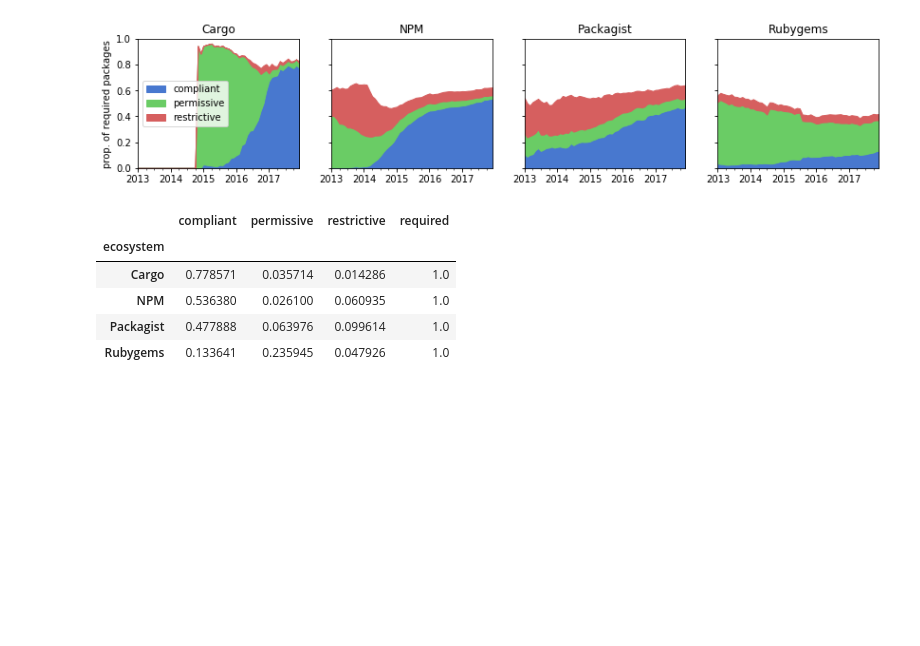
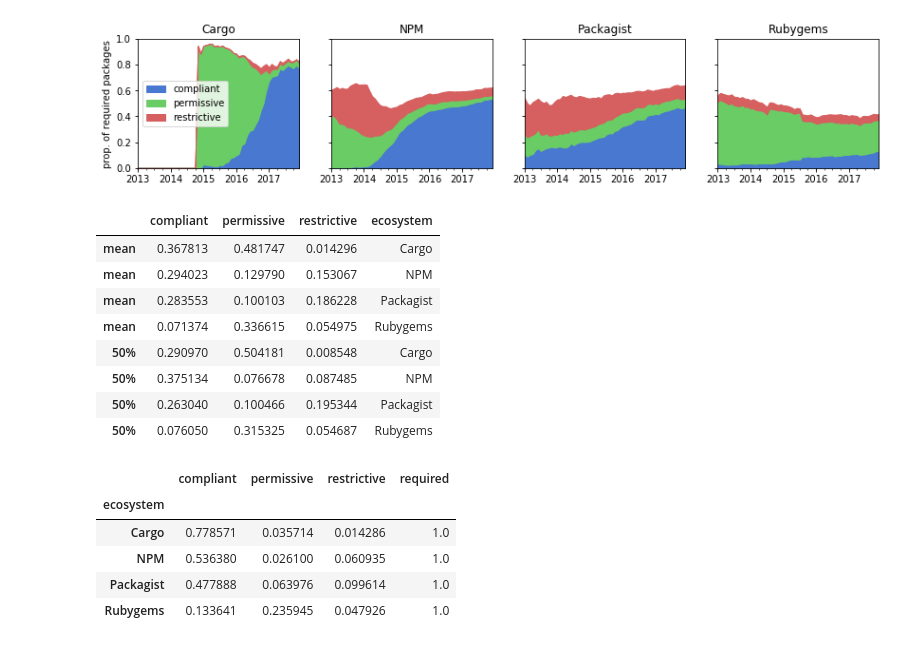
Before and after one commit to AlexandreDecan/secos-constraints, a Jupyter notebook: notebooks/Semver compliance.ipynb, the cells around one changed output. Drawn from its saved outputs; the diff is of its cells as text; code cells hidden in the pictures; blank space fills up the shorter version.

```diff
--- a/notebooks/Semver compliance.ipynb
+++ b/notebooks/Semver compliance.ipynb
@@ -226,5 +226,9 @@ ax.set(
 [figure]
 # %%
 for ecosystem in ECOSYSTEMS:
-    print(ecosystem, data[ecosystem][0].max().values, data[ecosystem][1].max().values)
+    print(
+        ecosystem,
+        data[ecosystem][0][lambda d: d.index <= pandas.to_datetime(DATE_RANGE[1])].max().values,
+        data[ecosystem][1][lambda d: d.index <= pandas.to_datetime(DATE_RANGE[1])].max().values
+    )
 # %% [output]
@@ -712,12 +713,0 @@ Restrict to packages sufficiently updated. We consider the median value as a thr
-# %%
-df_frequently_updated = dict()
-
-for ecosystem in ECOSYSTEMS:
-    df_temp = (
-        df_versions[ecosystem]
-        .sort_values('rank')
-        .drop_duplicates('package', keep='last')
-        [lambda e: e['rank'] > e['rank'].median()]
-    )
-    print(ecosystem, df_temp['rank'].min())
-    df_frequently_updated[ecosystem] = df_temp['package']
@@ -1101,6 +1087,25 @@ axes[0].legend(loc='center left')
 savefig(fig, 'required_specialized_snapshots')
 # %% [output]
 [figure]
+# %%
+pandas.concat([
+    pandas.DataFrame(data[ecosystem])
+    .apply(lambda d: d / d['required'], axis=1)
+    [['compliant', 'permissive', 'restrictive']]
+    .describe()
+    .assign(ecosystem=ecosystem)
+    for ecosystem in ECOSYSTEMS]
+).loc[['mean', '50%']]
+# %% [output]
+|  | compliant | permissive | restrictive | ecosystem |
+| mean | 0.367813 | 0.481747 | 0.014296 | Cargo |
+| mean | 0.294023 | 0.129790 | 0.153067 | NPM |
+| mean | 0.283553 | 0.100103 | 0.186228 | Packagist |
+| mean | 0.071374 | 0.336615 | 0.054975 | Rubygems |
+| 50% | 0.290970 | 0.504181 | 0.008548 | Cargo |
+| 50% | 0.375134 | 0.076678 | 0.087485 | NPM |
+| 50% | 0.263040 | 0.100466 | 0.195344 | Packagist |
+| 50% | 0.076050 | 0.315325 | 0.054687 | Rubygems |
 # %%
 pandas.concat([
     pandas.DataFrame(data[ecosystem])
```
Also changed, not shown: parts of 6 cells of this notebook.
